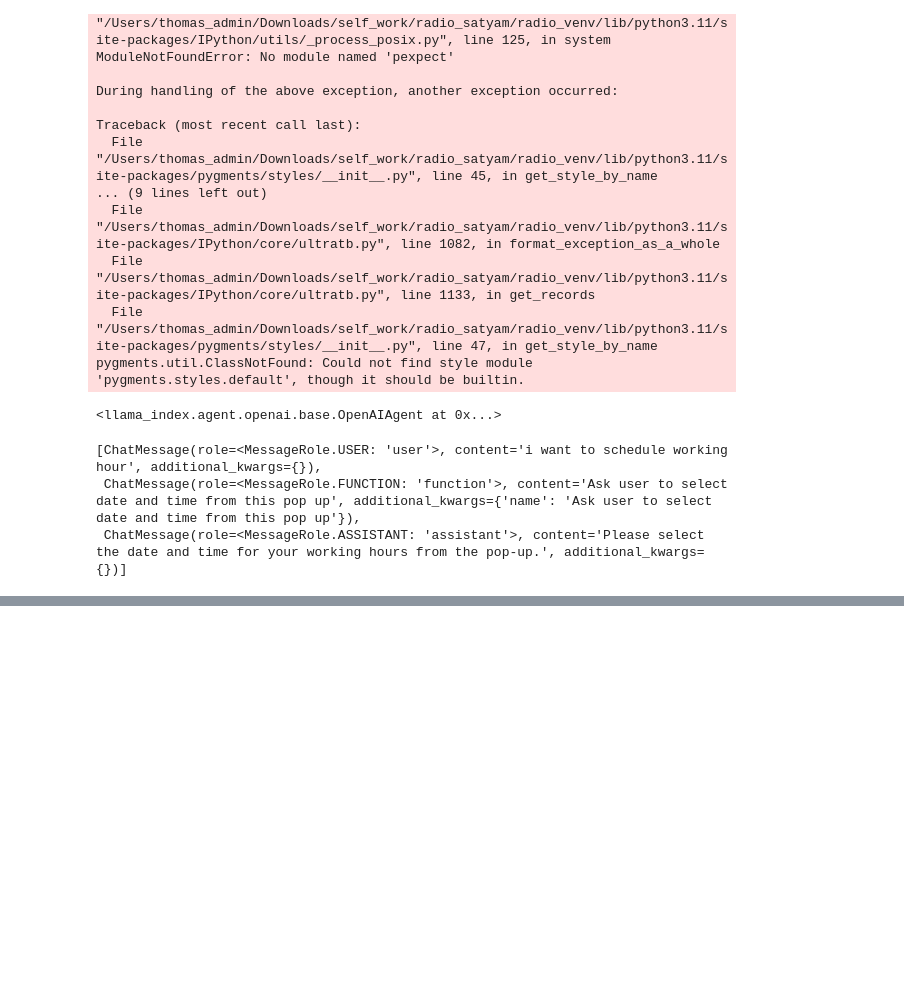
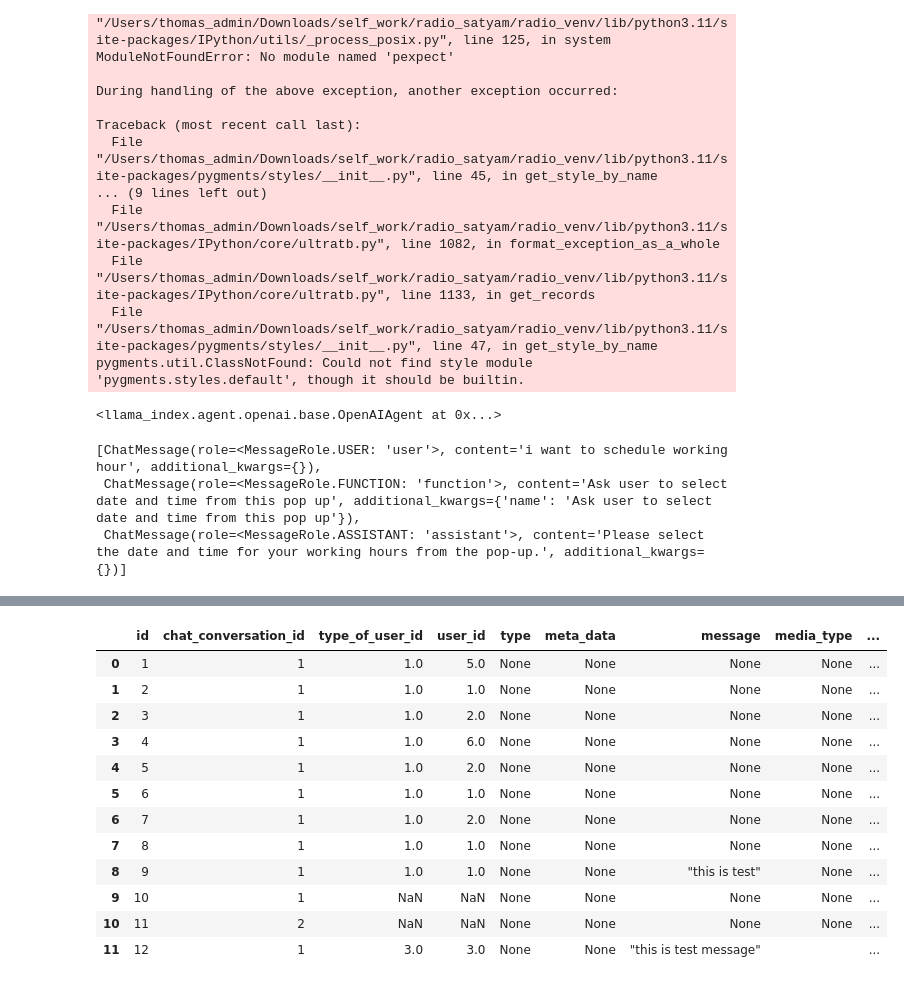
Before and after one commit to shwetohai/radio_api, a Jupyter notebook: code.ipynb, the cells around one changed output, grey strips where cells are left out. Cells and saved outputs as stored; diff of their text form; code cells hidden in the pictures; blank space fills up the shorter version.

```diff
--- a/code.ipynb
+++ b/code.ipynb
@@ -116,3 +139,43 @@ agent.chat_history
 [ChatMessage(role=<MessageRole.USER: 'user'>, content='i want to schedule working hour', additional_kwargs={}),
  ChatMessage(role=<MessageRole.FUNCTION: 'function'>, content='Ask user to select date and time from this pop up', additional_kwargs={'name': 'Ask user to select date and time from this pop up'}),
  ChatMessage(role=<MessageRole.ASSISTANT: 'assistant'>, content='Please select the date and time for your working hours from the pop-up.', additional_kwargs={})]
+# %%
+import mysql.connector
+from mysql.connector import Error
+
+# Database credentials
+db_url = "database-1.cn8ujxqgl6pv.ap-south-1.rds.amazonaws.com"
+db_user = "dev_user"
+db_password = "Sm@ro#659"
+
+try:
+    # Establish the connection
+    connection = mysql.connector.connect(
+        host=db_url,
+        user=db_user,
+        password=db_password
+    )
+
+    if connection.is_connected():
+        print("Successfully connected to the database")
+
+        # Create a cursor object
+        cursor = connection.cursor()
+
+        # Execute the SQL query to list all databases
+        cursor.execute("SHOW DATABASES")
+
+        # Fetch and print all databases
+        databases = cursor.fetchall()
+        print("Databases:")
+        for database in databases:
+            print(database[0])
+
+except Error as e:
+    print(f"Error: {e}")
+
+finally:
+    if connection.is_connected():
+        cursor.close()
+        connection.close()
+        print("Database connection closed")
@@ -118,0 +357,16 @@ agent.chat_history
+# %%
+df
+# %% [output]
+|  | id | chat_conversation_id | type_of_user_id | user_id | type | meta_data | message | media_type | ... |
+| 0 | 1 | 1 | 1.0 | 5.0 | None | None | None | None | ... |
+| 1 | 2 | 1 | 1.0 | 1.0 | None | None | None | None | ... |
+| 2 | 3 | 1 | 1.0 | 2.0 | None | None | None | None | ... |
+| 3 | 4 | 1 | 1.0 | 6.0 | None | None | None | None | ... |
+| 4 | 5 | 1 | 1.0 | 2.0 | None | None | None | None | ... |
+| 5 | 6 | 1 | 1.0 | 1.0 | None | None | None | None | ... |
+| 6 | 7 | 1 | 1.0 | 2.0 | None | None | None | None | ... |
+| 7 | 8 | 1 | 1.0 | 1.0 | None | None | None | None | ... |
+| 8 | 9 | 1 | 1.0 | 1.0 | None | None | "this is test" | None | ... |
+| 9 | 10 | 1 | NaN | NaN | None | None | None | None | ... |
+| 10 | 11 | 2 | NaN | NaN | None | None | None | None | ... |
+| 11 | 12 | 1 | 3.0 | 3.0 | None | None | "this is test message" |  | ... |
```
Also changed, not shown: parts of 13 cells of this notebook, 5 other files.
